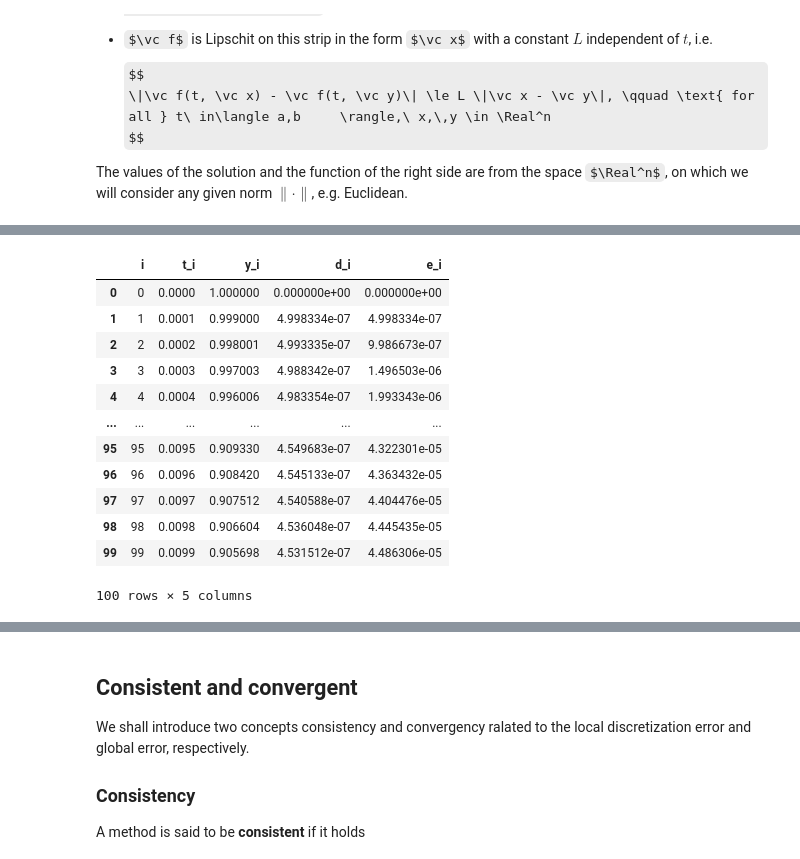
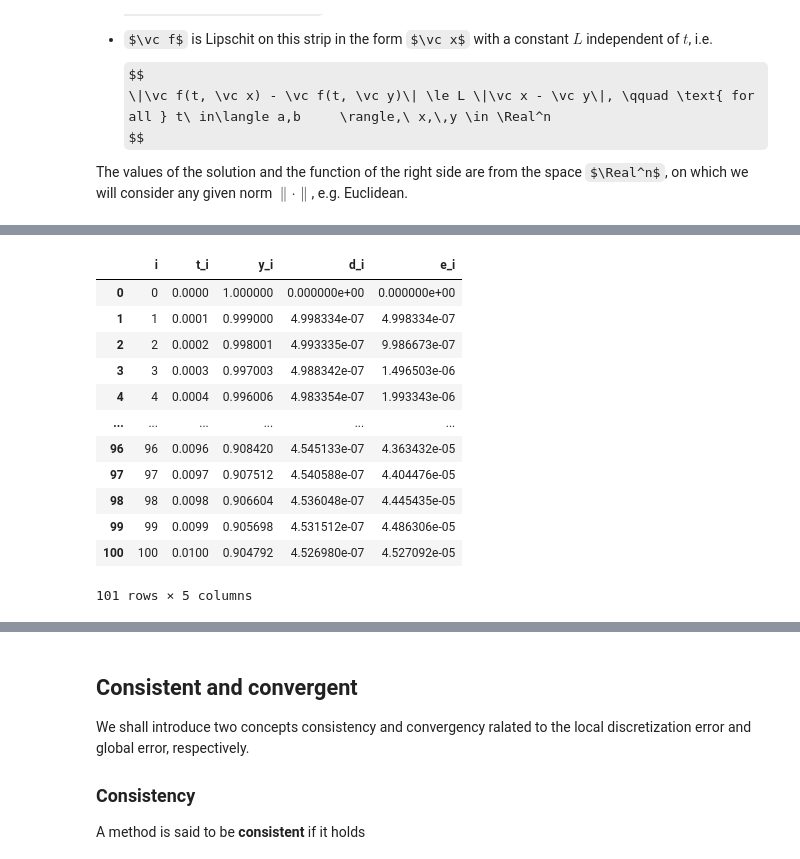
Before and after one commit to jbrezmorf/ODE_course, a Jupyter notebook: jupyter notebooks/04 - Numerical methods (Euler's method).ipynb, the cells around one changed output, grey strips where cells are left out. Saved outputs shown, nothing was run; the diff lists cells and outputs as text; code cells hidden in the pictures; some formulas as TeX source.

```diff
--- a/jupyter notebooks/04 - Numerical methods (Euler's method).ipynb
+++ b/jupyter notebooks/04 - Numerical methods (Euler's method).ipynb
@@ -158,40 +168,40 @@ import math
 # solving y' = -100 y
 
 l = -10
 
 def euler(y, h):
     return y *(1 + h * l)
 
 def exact(t, t0, y0):
     return math.exp(l * (t - t0)) * y0
 
-def solve(h, N):
+def solve(h, N, method):
     y0 = 1.0
     solution = [[0, 0, y0, 0, 0]]
     y = y0
     for i in range(1, N):
         t = h * i
-        yy = euler(y, h)
+        yy = method(y, h)
         d = exact(t, h * (i-1), y) - yy
         e = exact(t, 0, y0) - yy
         solution.append([i,t,yy,d,e])
         y =yy
     return solution
 
-solution = solve(h=0.0001, N=100)
+solution = solve(h=0.0001, N=10000, method=euler)
 table = pd.DataFrame(solution, columns=['i', 't_i', 'y_i', 'd_i', 'e_i'])
-table
+display(table.loc[0:100,:])
 # %% [output]
 |  | i | t_i | y_i | d_i | e_i |
 | 0 | 0 | 0.0000 | 1.000000 | 0.000000e+00 | 0.000000e+00 |
 | 1 | 1 | 0.0001 | 0.999000 | 4.998334e-07 | 4.998334e-07 |
 | 2 | 2 | 0.0002 | 0.998001 | 4.993335e-07 | 9.986673e-07 |
 | 3 | 3 | 0.0003 | 0.997003 | 4.988342e-07 | 1.496503e-06 |
 | 4 | 4 | 0.0004 | 0.996006 | 4.983354e-07 | 1.993343e-06 |
 | ... | ... | ... | ... | ... | ... |
-| 95 | 95 | 0.0095 | 0.909330 | 4.549683e-07 | 4.322301e-05 |
 | 96 | 96 | 0.0096 | 0.908420 | 4.545133e-07 | 4.363432e-05 |
 | 97 | 97 | 0.0097 | 0.907512 | 4.540588e-07 | 4.404476e-05 |
 | 98 | 98 | 0.0098 | 0.906604 | 4.536048e-07 | 4.445435e-05 |
 | 99 | 99 | 0.0099 | 0.905698 | 4.531512e-07 | 4.486306e-05 |
+| 100 | 100 | 0.0100 | 0.904792 | 4.526980e-07 | 4.527092e-05 |
-100 rows × 5 columns
+101 rows × 5 columns
```
Also changed, not shown: parts of 8 cells of this notebook.
